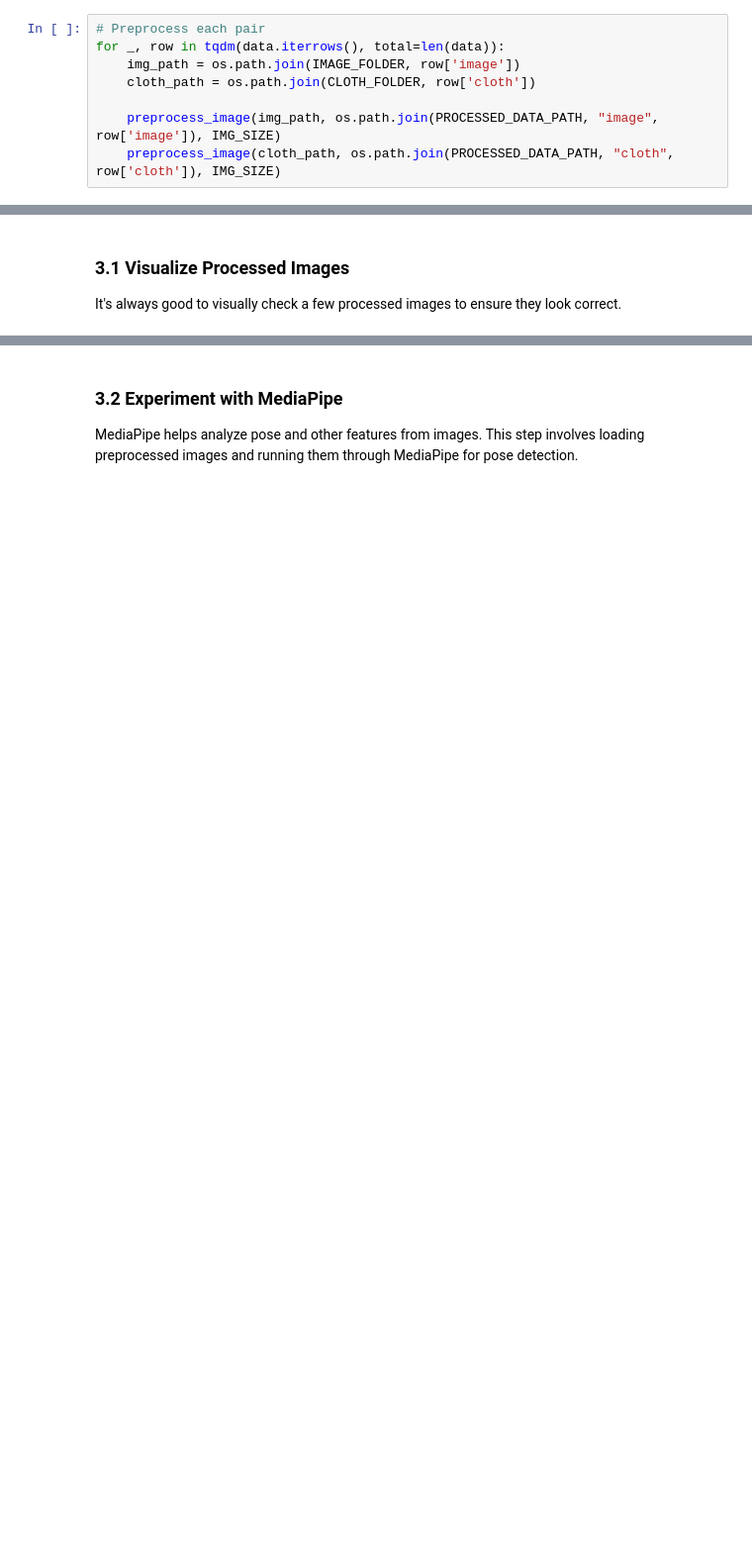
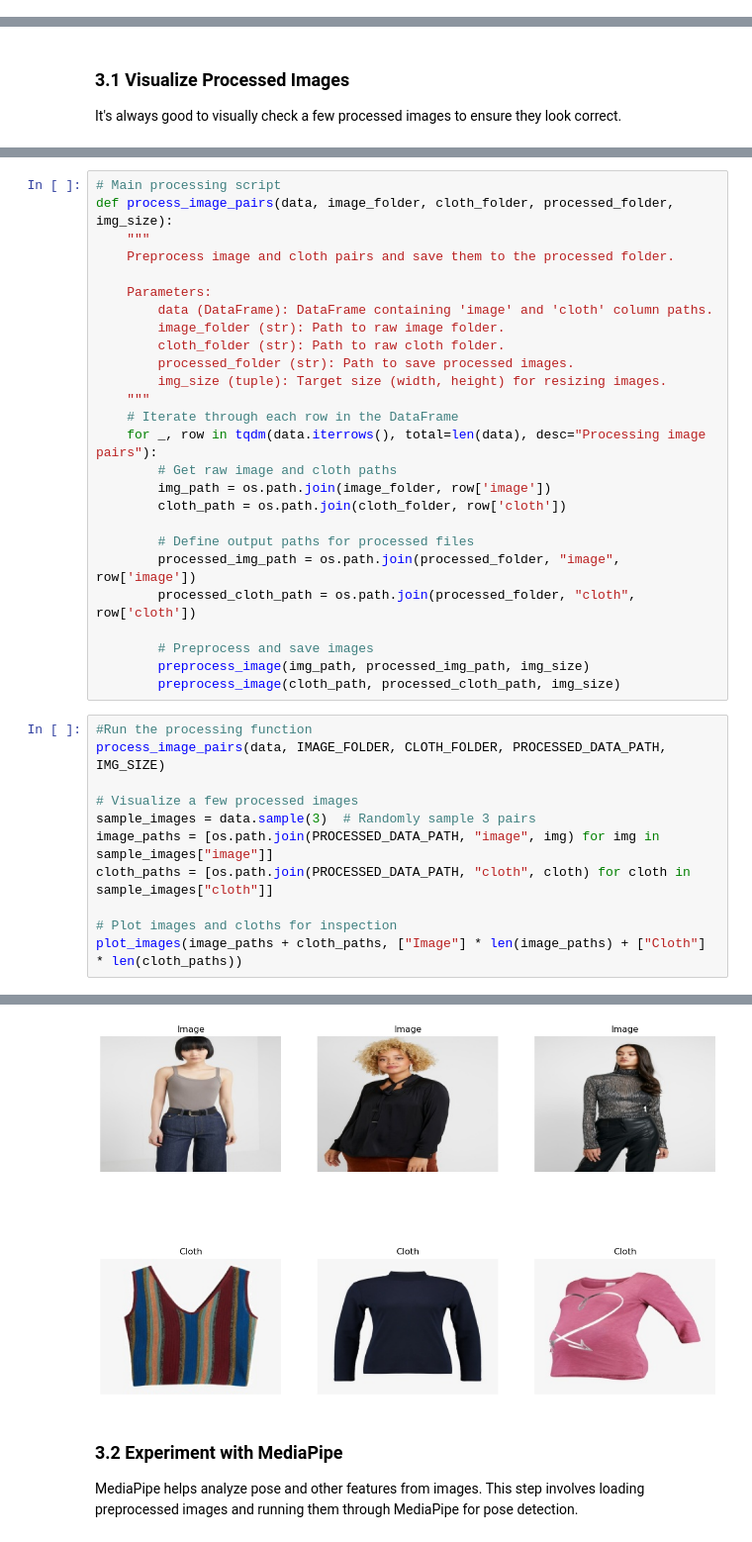
Before and after one commit to quadrillionaiire/AI-Powered-Virtual-Try-On, a Jupyter notebook: data/data_cleaning_notebook.ipynb, the cells around one changed output, grey strips where cells are left out. Shown: that part at 99% size. Cells and saved outputs as stored; diff of their text form; blank space fills up the shorter version.

```diff
--- a/data/data_cleaning_notebook.ipynb
+++ b/data/data_cleaning_notebook.ipynb
@@ -100,8 +214,0 @@ def preprocess_image(image_path, output_path, img_size):
-# %%
-# Preprocess each pair
-for _, row in tqdm(data.iterrows(), total=len(data)):
-    img_path = os.path.join(IMAGE_FOLDER, row['image'])
-    cloth_path = os.path.join(CLOTH_FOLDER, row['cloth'])
-
-    preprocess_image(img_path, os.path.join(PROCESSED_DATA_PATH, "image", row['image']), IMG_SIZE)
-    preprocess_image(cloth_path, os.path.join(PROCESSED_DATA_PATH, "cloth", row['cloth']), IMG_SIZE)
@@ -128,0 +252,38 @@ plot_images(image_paths + cloth_paths, ["Image"] * 3 + ["Cloth"] * 3)
+# %%
+# Main processing script
+def process_image_pairs(data, image_folder, cloth_folder, processed_folder, img_size):
+    """
+    Preprocess image and cloth pairs and save them to the processed folder.
+
+    Parameters:
+        data (DataFrame): DataFrame containing 'image' and 'cloth' column paths.
+        image_folder (str): Path to raw image folder.
+        cloth_folder (str): Path to raw cloth folder.
+        processed_folder (str): Path to save processed images.
+        img_size (tuple): Target size (width, height) for resizing images.
+    """
+    # Iterate through each row in the DataFrame
+    for _, row in tqdm(data.iterrows(), total=len(data), desc="Processing image pairs"):
+        # Get raw image and cloth paths
+        img_path = os.path.join(image_folder, row['image'])
+        cloth_path = os.path.join(cloth_folder, row['cloth'])
+
+        # Define output paths for processed files
+        processed_img_path = os.path.join(processed_folder, "image", row['image'])
+        processed_cloth_path = os.path.join(processed_folder, "cloth", row['cloth'])
+
+        # Preprocess and save images
+        preprocess_image(img_path, processed_img_path, img_size)
+        preprocess_image(cloth_path, processed_cloth_path, img_size)
+# %%
+#Run the processing function
+process_image_pairs(data, IMAGE_FOLDER, CLOTH_FOLDER, PROCESSED_DATA_PATH, IMG_SIZE)
+
+# Visualize a few processed images
+sample_images = data.sample(3)  # Randomly sample 3 pairs
+image_paths = [os.path.join(PROCESSED_DATA_PATH, "image", img) for img in sample_images["image"]]
+cloth_paths = [os.path.join(PROCESSED_DATA_PATH, "cloth", cloth) for cloth in sample_images["cloth"]]
+
+# Plot images and cloths for inspection
+plot_images(image_paths + cloth_paths, ["Image"] * len(image_paths) + ["Cloth"] * len(cloth_paths))
+# %% [output]
@@ -129,3 +302,4 @@ plot_images(image_paths + cloth_paths, ["Image"] * 3 + ["Cloth"] * 3)
+[figure, added]
 # %% [markdown]
 ### 3.2 Experiment with MediaPipe
 MediaPipe helps analyze pose and other features from images. This step involves loading preprocessed images and running them through MediaPipe for pose detection.
```
Also changed, not shown: parts of 25 cells of this notebook, 7 other files.
